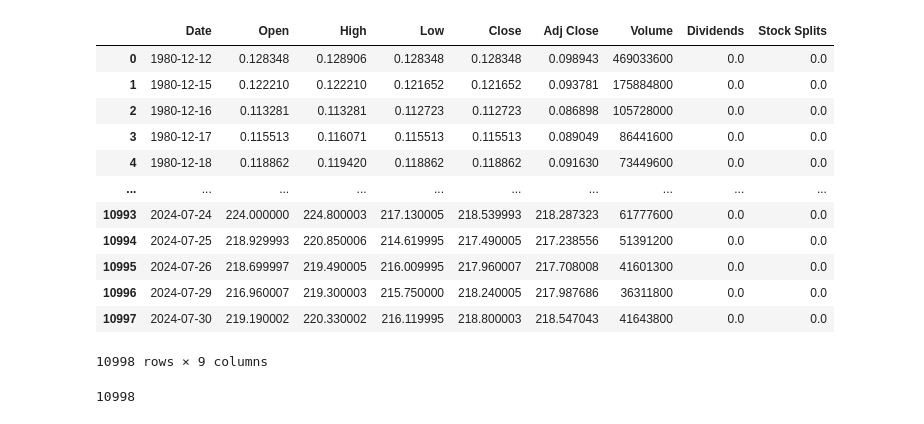
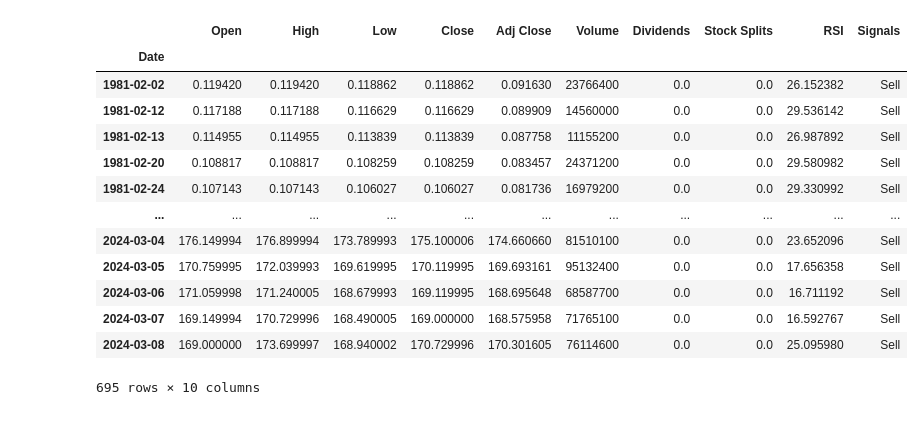
Before and after one commit to Basi7-prog/week1, a Jupyter notebook: Notebook/Quantitative.ipynb, the cells around one changed output. Drawn from its saved outputs; the diff is of its cells as text; code cells hidden in the pictures.

```diff
--- a/Notebook/Quantitative.ipynb
+++ b/Notebook/Quantitative.ipynb
@@ -3,2 +4,5 @@ import sys
 sys.path.append(r'C:\Users\Baslael\Documents\Kifiya\week1\script')
 from Stock_Analysis import Stocks
+# %%
+qnt=py.data.get('AAPL')
+qnt
@@ -5,24 +30,26 @@ from Stock_Analysis import Stocks
+# %%
+import talib as ta
+import pandas as pd
+
+qnt['RSI']=ta.RSI(qnt['Close'],timeperiod=10)
+# %%
+# qnt['Signals']='Neutral'
+qnt.loc[qnt['RSI']>70, 'Signals']='Buy'
+qnt.loc[qnt['RSI']<30, 'Signals']='Sell'
 # %%
-qnt=Stocks.read_Stock_Data()
-qnt
+qnt[qnt['Signals']=='Sell']
 # %% [output]
-|  | Date | Open | High | Low | Close | Adj Close | Volume | Dividends | Stock Splits |
-| 0 | 1980-12-12 | 0.128348 | 0.128906 | 0.128348 | 0.128348 | 0.098943 | 469033600 | 0.0 | 0.0 |
-| 1 | 1980-12-15 | 0.122210 | 0.122210 | 0.121652 | 0.121652 | 0.093781 | 175884800 | 0.0 | 0.0 |
-| 2 | 1980-12-16 | 0.113281 | 0.113281 | 0.112723 | 0.112723 | 0.086898 | 105728000 | 0.0 | 0.0 |
-| 3 | 1980-12-17 | 0.115513 | 0.116071 | 0.115513 | 0.115513 | 0.089049 | 86441600 | 0.0 | 0.0 |
-| 4 | 1980-12-18 | 0.118862 | 0.119420 | 0.118862 | 0.118862 | 0.091630 | 73449600 | 0.0 | 0.0 |
-| ... | ... | ... | ... | ... | ... | ... | ... | ... | ... |
-| 10993 | 2024-07-24 | 224.000000 | 224.800003 | 217.130005 | 218.539993 | 218.287323 | 61777600 | 0.0 | 0.0 |
-| 10994 | 2024-07-25 | 218.929993 | 220.850006 | 214.619995 | 217.490005 | 217.238556 | 51391200 | 0.0 | 0.0 |
-| 10995 | 2024-07-26 | 218.699997 | 219.490005 | 216.009995 | 217.960007 | 217.708008 | 41601300 | 0.0 | 0.0 |
-| 10996 | 2024-07-29 | 216.960007 | 219.300003 | 215.750000 | 218.240005 | 217.987686 | 36311800 | 0.0 | 0.0 |
-| 10997 | 2024-07-30 | 219.190002 | 220.330002 | 216.119995 | 218.800003 | 218.547043 | 41643800 | 0.0 | 0.0 |
+|  | Open | High | Low | Close | Adj Close | Volume | Dividends | Stock Splits | RSI | Signals |
+| Date |  |  |  |  |  |  |  |  |  |  |
+| 1981-02-02 | 0.119420 | 0.119420 | 0.118862 | 0.118862 | 0.091630 | 23766400 | 0.0 | 0.0 | 26.152382 | Sell |
+| 1981-02-12 | 0.117188 | 0.117188 | 0.116629 | 0.116629 | 0.089909 | 14560000 | 0.0 | 0.0 | 29.536142 | Sell |
+| 1981-02-13 | 0.114955 | 0.114955 | 0.113839 | 0.113839 | 0.087758 | 11155200 | 0.0 | 0.0 | 26.987892 | Sell |
+| 1981-02-20 | 0.108817 | 0.108817 | 0.108259 | 0.108259 | 0.083457 | 24371200 | 0.0 | 0.0 | 29.580982 | Sell |
+| 1981-02-24 | 0.107143 | 0.107143 | 0.106027 | 0.106027 | 0.081736 | 16979200 | 0.0 | 0.0 | 29.330992 | Sell |
+| ... | ... | ... | ... | ... | ... | ... | ... | ... | ... | ... |
+| 2024-03-04 | 176.149994 | 176.899994 | 173.789993 | 175.100006 | 174.660660 | 81510100 | 0.0 | 0.0 | 23.652096 | Sell |
+| 2024-03-05 | 170.759995 | 172.039993 | 169.619995 | 170.119995 | 169.693161 | 95132400 | 0.0 | 0.0 | 17.656358 | Sell |
+| 2024-03-06 | 171.059998 | 171.240005 | 168.679993 | 169.119995 | 168.695648 | 68587700 | 0.0 | 0.0 | 16.711192 | Sell |
+| 2024-03-07 | 169.149994 | 170.729996 | 168.490005 | 169.000000 | 168.575958 | 71765100 | 0.0 | 0.0 | 16.592767 | Sell |
+| 2024-03-08 | 169.000000 | 173.699997 | 168.940002 | 170.729996 | 170.301605 | 76114600 | 0.0 | 0.0 | 25.095980 | Sell |
-10998 rows × 9 columns
+695 rows × 10 columns
-# %%
-import talib
-
-c=talib.RSI(qnt['Open'], timeperiod=14)
-print(c)
-# %% [output]
-10998
```
Also changed, not shown: parts of 5 cells of this notebook.
